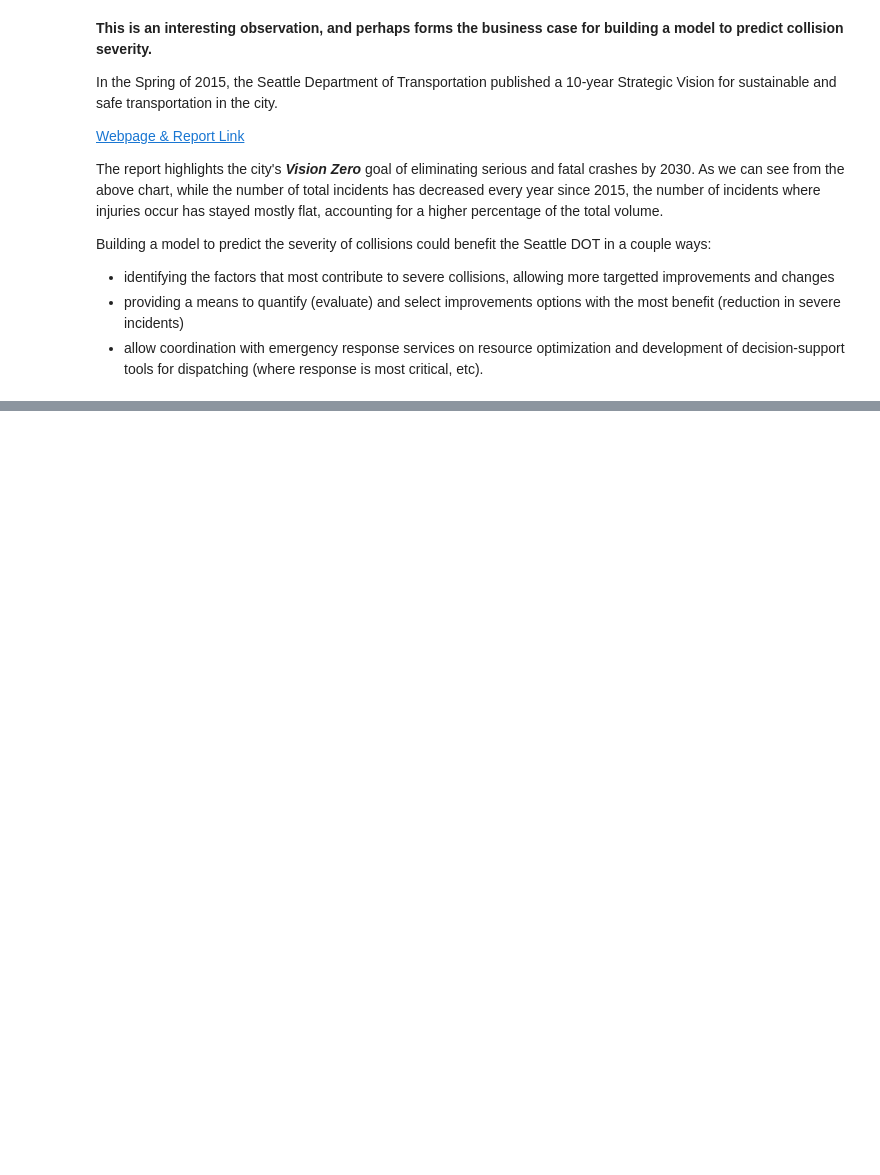
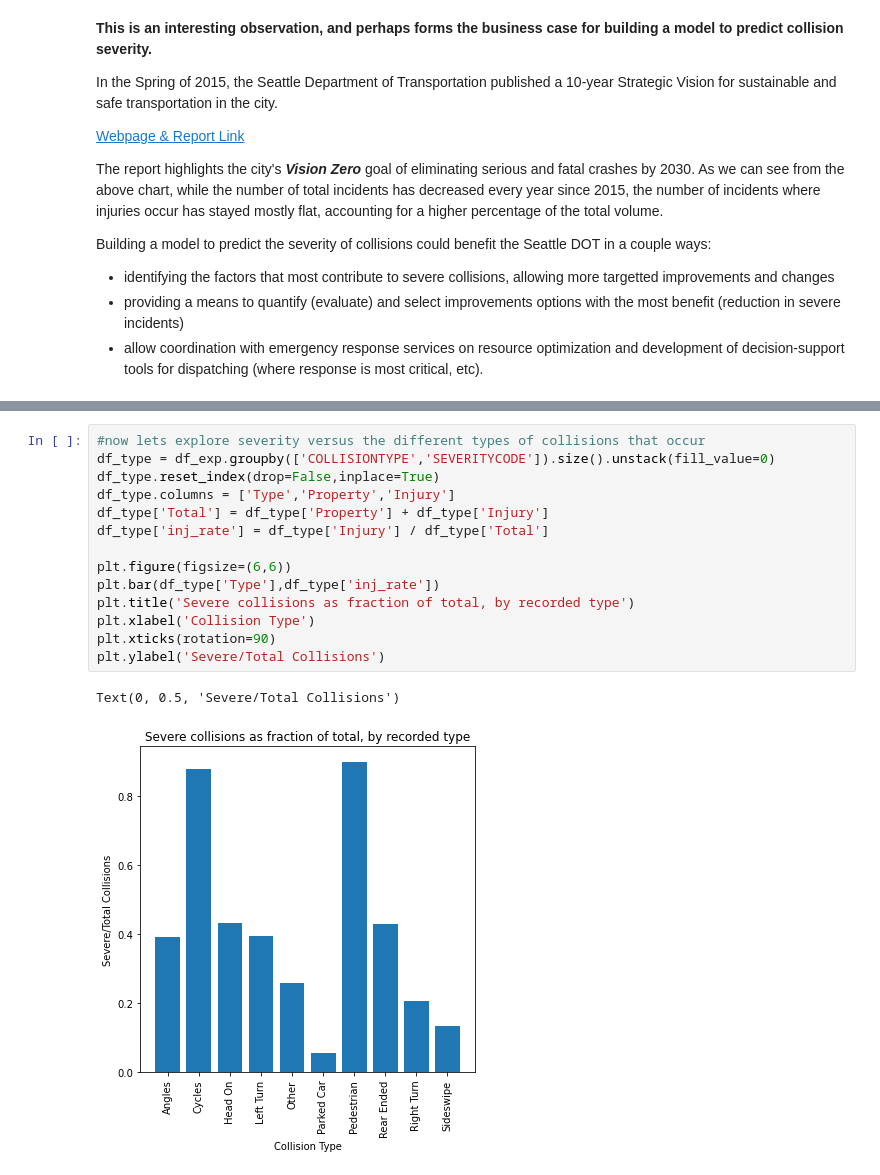
Before and after one commit to samjsteffes/Coursera_Capstone, a Jupyter notebook: capstone_sjsnb.ipynb, the cells around one changed output, grey strips where cells are left out. Cells and saved outputs as stored; diff of their text form; blank space fills up the shorter version.

```diff
--- a/capstone_sjsnb.ipynb
+++ b/capstone_sjsnb.ipynb
@@ -233,0 +312,17 @@ df_exp.head()
+# %%
+#now lets explore severity versus the different types of collisions that occur
+df_type = df_exp.groupby(['COLLISIONTYPE','SEVERITYCODE']).size().unstack(fill_value=0)
+df_type.reset_index(drop=False,inplace=True)
+df_type.columns = ['Type','Property','Injury']
+df_type['Total'] = df_type['Property'] + df_type['Injury']
+df_type['inj_rate'] = df_type['Injury'] / df_type['Total']
+
+plt.figure(figsize=(6,6))
+plt.bar(df_type['Type'],df_type['inj_rate'])
+plt.title('Severe collisions as fraction of total, by recorded type')
+plt.xlabel('Collision Type')
+plt.xticks(rotation=90)
+plt.ylabel('Severe/Total Collisions')
+# %% [output]
+Text(0, 0.5, 'Severe/Total Collisions')
+[figure, added]
```
Also changed, not shown: parts of 49 cells of this notebook, 2 other files.
